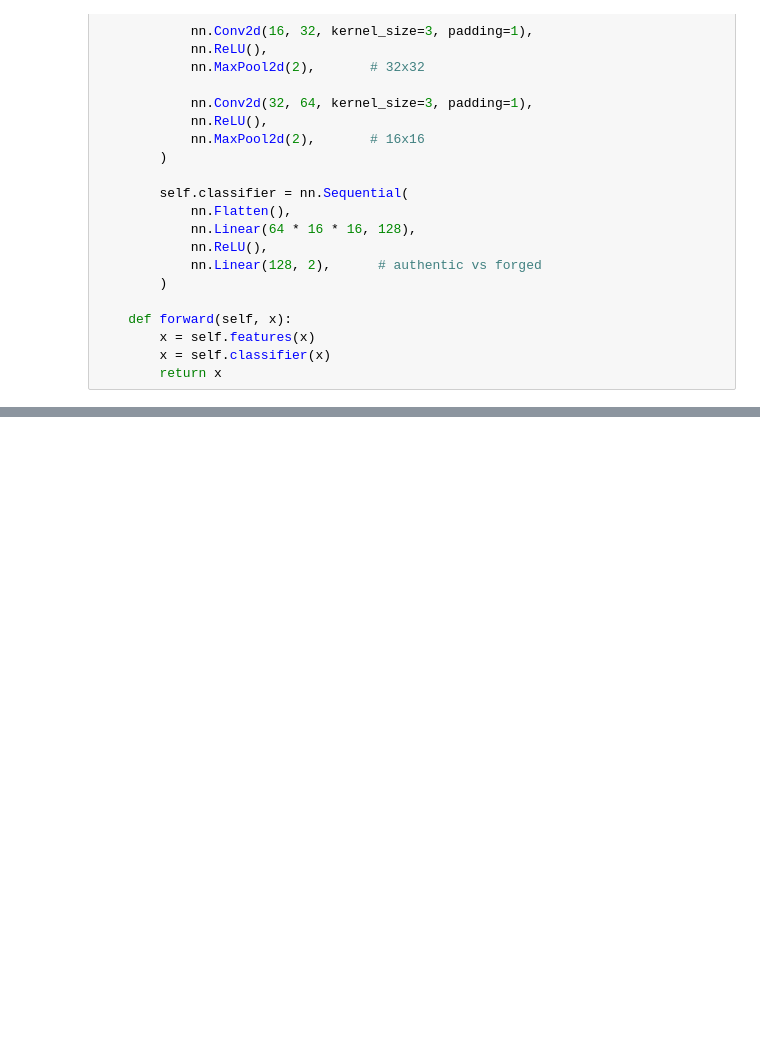
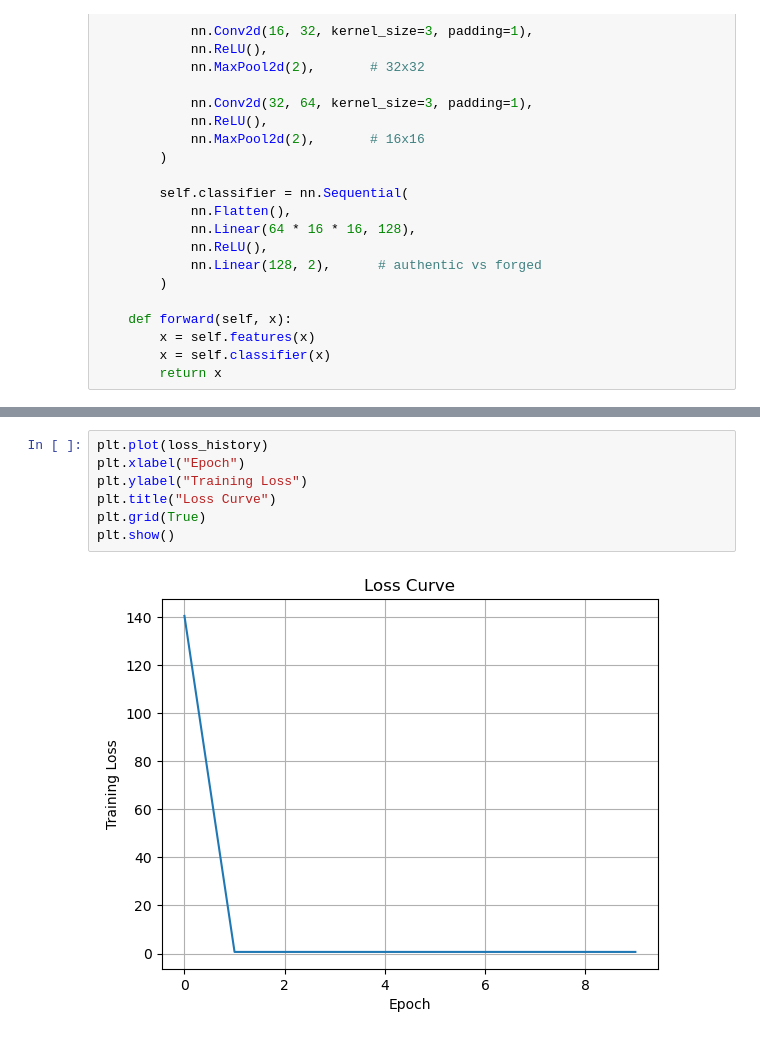
Before and after one commit to edwardyqliu/CIS-5200-Final-Project, a Jupyter notebook: ClassifierCNN.ipynb, the cells around one changed output, grey strips where cells are left out. Cells and saved outputs as stored; diff of their text form; blank space fills up the shorter version.

```diff
--- a/ClassifierCNN.ipynb
+++ b/ClassifierCNN.ipynb
@@ -135,0 +169,9 @@ Saved baseline classifier.
+# %%
+plt.plot(loss_history)
+plt.xlabel("Epoch")
+plt.ylabel("Training Loss")
+plt.title("Loss Curve")
+plt.grid(True)
+plt.show()
+# %% [output]
+[figure, added]
```
Also changed, not shown: parts of 4 cells of this notebook, 1 other file.
